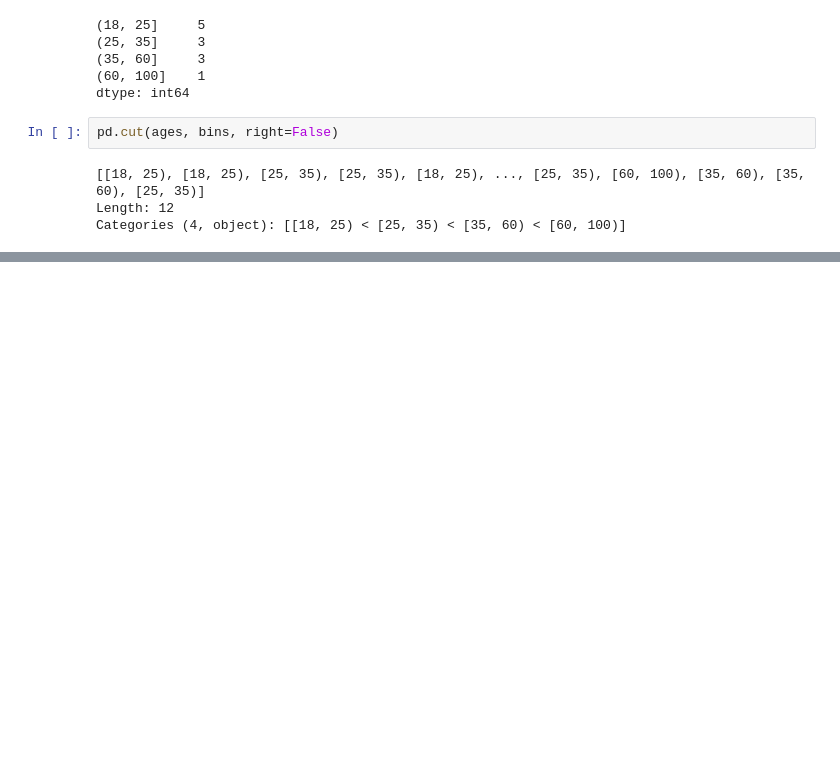
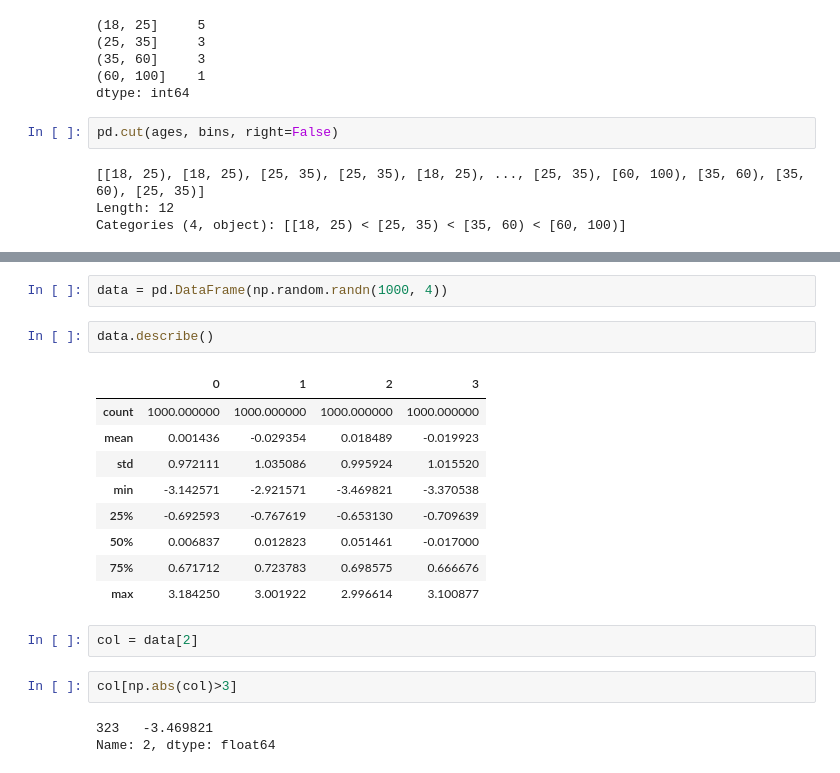
Before and after one commit to a625687551/pandas_second, a Jupyter notebook: 7_数据清洗和准备.ipynb, the cells around one changed output, grey strips where cells are left out. Cells and saved outputs as stored; diff of their text form; blank space fills up the shorter version.

```diff
--- a/7_数据清洗和准备.ipynb
+++ b/7_数据清洗和准备.ipynb
@@ -483,0 +521,21 @@ pd.cut?
+# %%
+data = pd.DataFrame(np.random.randn(1000, 4))
+# %%
+data.describe()
+# %% [output]
+|  | 0 | 1 | 2 | 3 |
+| count | 1000.000000 | 1000.000000 | 1000.000000 | 1000.000000 |
+| mean | 0.001436 | -0.029354 | 0.018489 | -0.019923 |
+| std | 0.972111 | 1.035086 | 0.995924 | 1.015520 |
+| min | -3.142571 | -2.921571 | -3.469821 | -3.370538 |
+| 25% | -0.692593 | -0.767619 | -0.653130 | -0.709639 |
+| 50% | 0.006837 | 0.012823 | 0.051461 | -0.017000 |
+| 75% | 0.671712 | 0.723783 | 0.698575 | 0.666676 |
+| max | 3.184250 | 3.001922 | 2.996614 | 3.100877 |
+# %%
+col = data[2]
+# %%
+col[np.abs(col)>3]
+# %% [output]
+323   -3.469821
+Name: 2, dtype: float64
```
Also changed, not shown: parts of 82 cells of this notebook.
